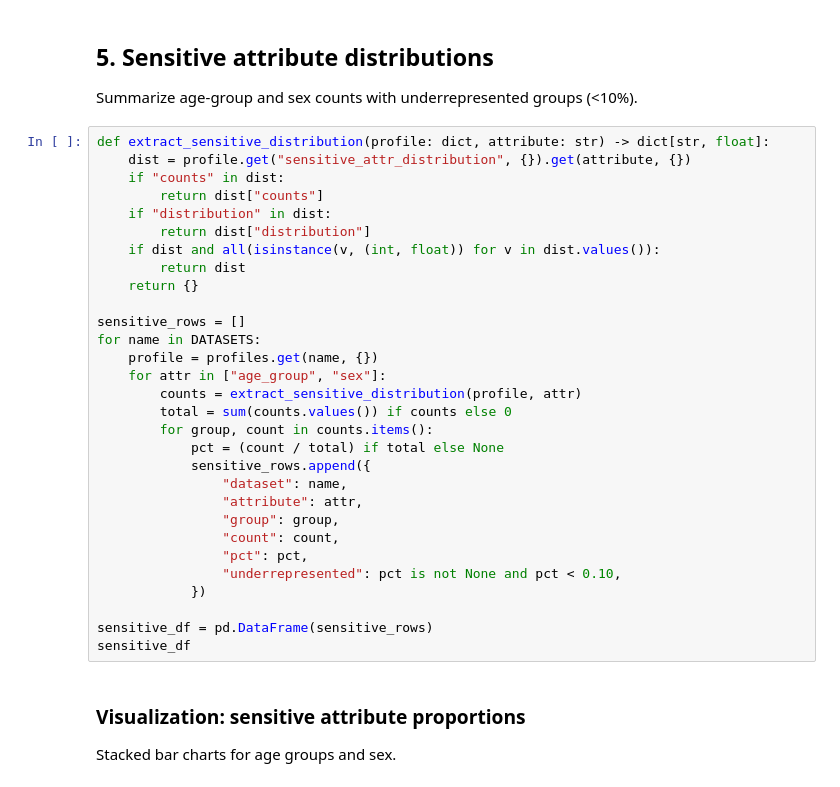
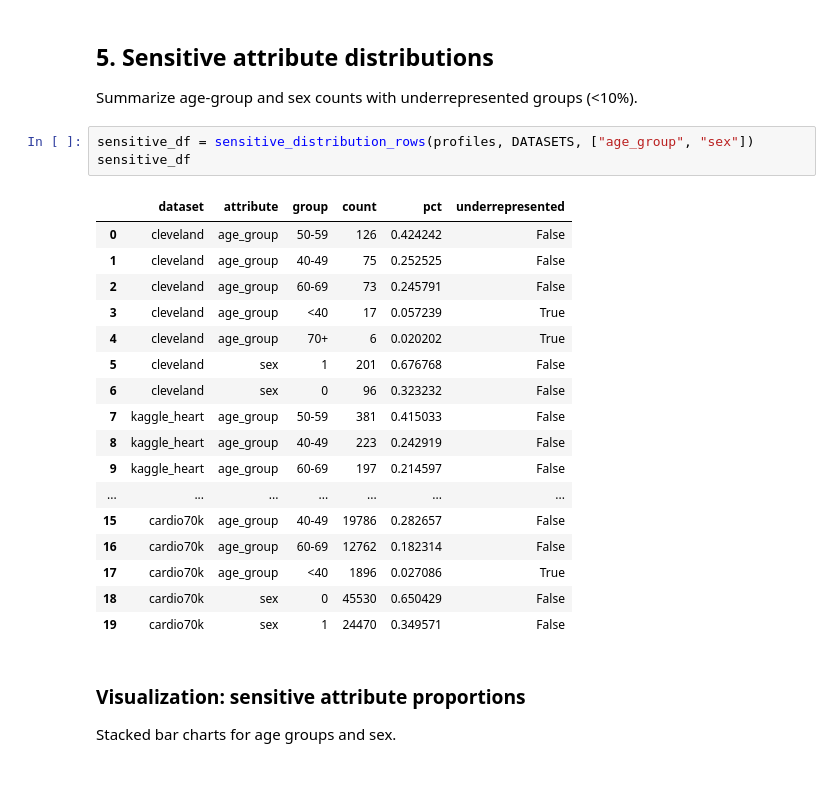
Before and after one commit to UA-Dissertation-Project-107449/FairXAI, a Jupyter notebook: notebooks/cardiac_profilling.ipynb, the cells around one changed output. Cells and saved outputs as stored; diff of their text form.

```diff
--- a/notebooks/cardiac_profilling.ipynb
+++ b/notebooks/cardiac_profilling.ipynb
@@ -126,35 +103,26 @@ overview_df
 ## 5. Sensitive attribute distributions
 Summarize age-group and sex counts with underrepresented groups (<10%).
 # %%
-def extract_sensitive_distribution(profile: dict, attribute: str) -> dict[str, float]:
-    dist = profile.get("sensitive_attr_distribution", {}).get(attribute, {})
-    if "counts" in dist:
-        return dist["counts"]
-    if "distribution" in dist:
-        return dist["distribution"]
-    if dist and all(isinstance(v, (int, float)) for v in dist.values()):
-        return dist
-    return {}
-
-sensitive_rows = []
-for name in DATASETS:
-    profile = profiles.get(name, {})
-    for attr in ["age_group", "sex"]:
-        counts = extract_sensitive_distribution(profile, attr)
-        total = sum(counts.values()) if counts else 0
-        for group, count in counts.items():
-            pct = (count / total) if total else None
-            sensitive_rows.append({
-                "dataset": name,
-                "attribute": attr,
-                "group": group,
-                "count": count,
-                "pct": pct,
-                "underrepresented": pct is not None and pct < 0.10,
-            })
-
-sensitive_df = pd.DataFrame(sensitive_rows)
+sensitive_df = sensitive_distribution_rows(profiles, DATASETS, ["age_group", "sex"])
 sensitive_df
+# %% [output]
+|  | dataset | attribute | group | count | pct | underrepresented |
+| 0 | cleveland | age_group | 50-59 | 126 | 0.424242 | False |
+| 1 | cleveland | age_group | 40-49 | 75 | 0.252525 | False |
+| 2 | cleveland | age_group | 60-69 | 73 | 0.245791 | False |
+| 3 | cleveland | age_group | <40 | 17 | 0.057239 | True |
+| 4 | cleveland | age_group | 70+ | 6 | 0.020202 | True |
+| 5 | cleveland | sex | 1 | 201 | 0.676768 | False |
+| 6 | cleveland | sex | 0 | 96 | 0.323232 | False |
+| 7 | kaggle_heart | age_group | 50-59 | 381 | 0.415033 | False |
+| 8 | kaggle_heart | age_group | 40-49 | 223 | 0.242919 | False |
+| 9 | kaggle_heart | age_group | 60-69 | 197 | 0.214597 | False |
+| ... | ... | ... | ... | ... | ... | ... |
+| 15 | cardio70k | age_group | 40-49 | 19786 | 0.282657 | False |
+| 16 | cardio70k | age_group | 60-69 | 12762 | 0.182314 | False |
+| 17 | cardio70k | age_group | <40 | 1896 | 0.027086 | True |
+| 18 | cardio70k | sex | 0 | 45530 | 0.650429 | False |
+| 19 | cardio70k | sex | 1 | 24470 | 0.349571 | False |
 # %% [markdown]
 ### Visualization: sensitive attribute proportions
 Stacked bar charts for age groups and sex.
```
Also changed, not shown: parts of 24 cells of this notebook, 8 other files.
